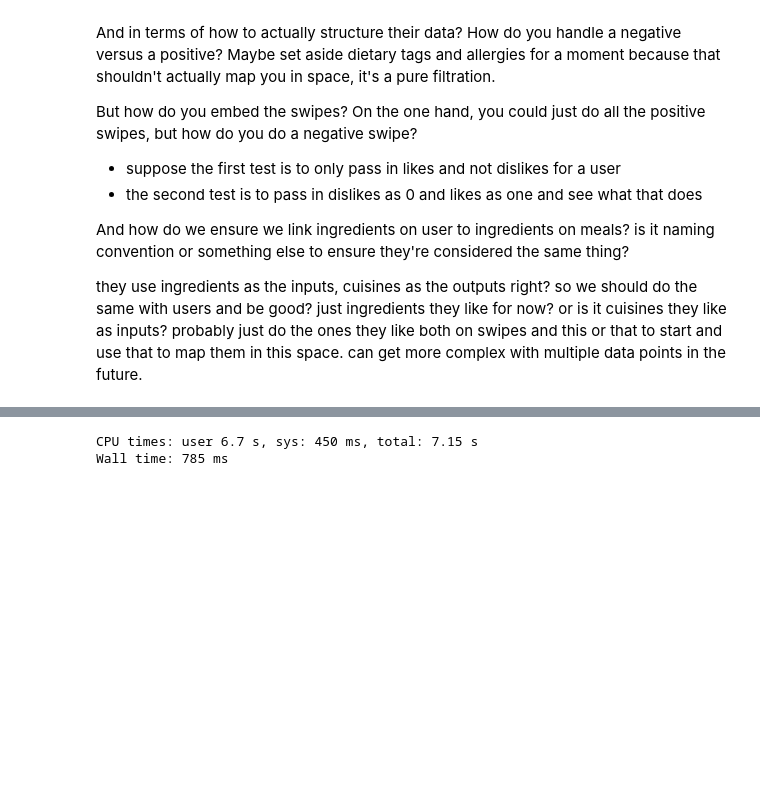
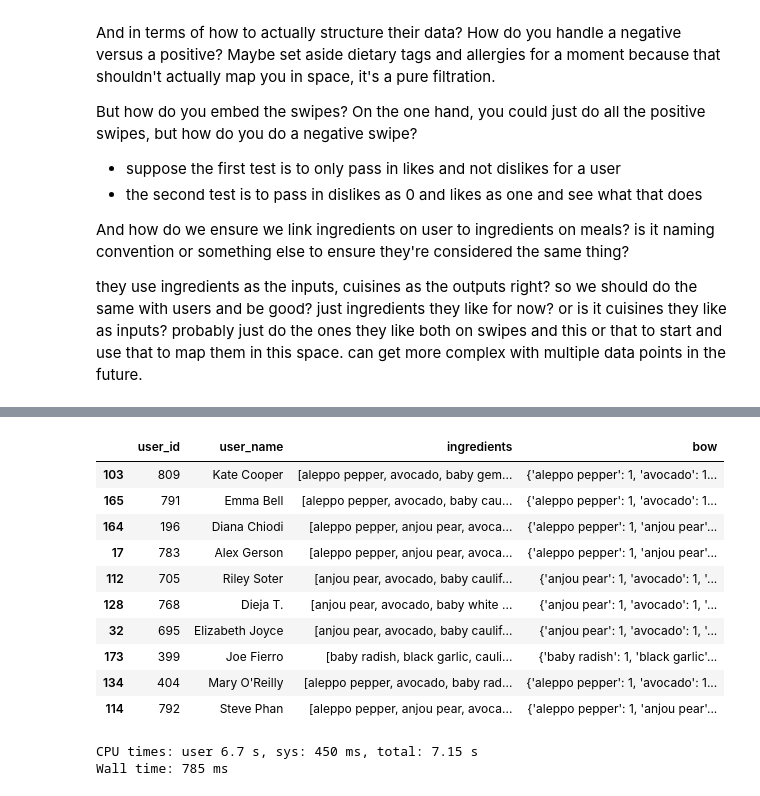
Before and after one commit to mrondin1/ADA_Course_Project, a Jupyter notebook: Project/Final Notebook (milestone 3).ipynb, the cells around one changed output, grey strips where cells are left out. Saved outputs shown, nothing was run; the diff lists cells and outputs as text; code cells hidden in the pictures; blank space fills up the shorter version.

```diff
--- a/Project/Final Notebook (milestone 3).ipynb
+++ b/Project/Final Notebook (milestone 3).ipynb
@@ -745,3 +743,19 @@ show sample after bow add
+# %%
+#show user sample after bow added
+sample = user_df.sample(n=10)
+display(sample)
+# %% [output]
+|  | user_id | user_name | ingredients | bow |
+| 103 | 809 | Kate Cooper | [aleppo pepper, avocado, baby gem... | {'aleppo pepper': 1, 'avocado': 1... |
+| 165 | 791 | Emma Bell | [aleppo pepper, avocado, baby cau... | {'aleppo pepper': 1, 'avocado': 1... |
+| 164 | 196 | Diana Chiodi | [aleppo pepper, anjou pear, avoca... | {'aleppo pepper': 1, 'anjou pear'... |
+| 17 | 783 | Alex Gerson | [aleppo pepper, anjou pear, avoca... | {'aleppo pepper': 1, 'anjou pear'... |
+| 112 | 705 | Riley Soter | [anjou pear, avocado, baby caulif... | {'anjou pear': 1, 'avocado': 1, '... |
+| 128 | 768 | Dieja T. | [anjou pear, avocado, baby white ... | {'anjou pear': 1, 'avocado': 1, '... |
+| 32 | 695 | Elizabeth Joyce | [anjou pear, avocado, baby caulif... | {'anjou pear': 1, 'avocado': 1, '... |
+| 173 | 399 | Joe Fierro | [baby radish, black garlic, cauli... | {'baby radish': 1, 'black garlic'... |
+| 134 | 404 | Mary O'Reilly | [aleppo pepper, avocado, baby rad... | {'aleppo pepper': 1, 'avocado': 1... |
+| 114 | 792 | Steve Phan | [aleppo pepper, anjou pear, avoca... | {'aleppo pepper': 1, 'anjou pear'... |
 # %%
 %%time
 
```
Also changed, not shown: parts of 8 cells of this notebook.
